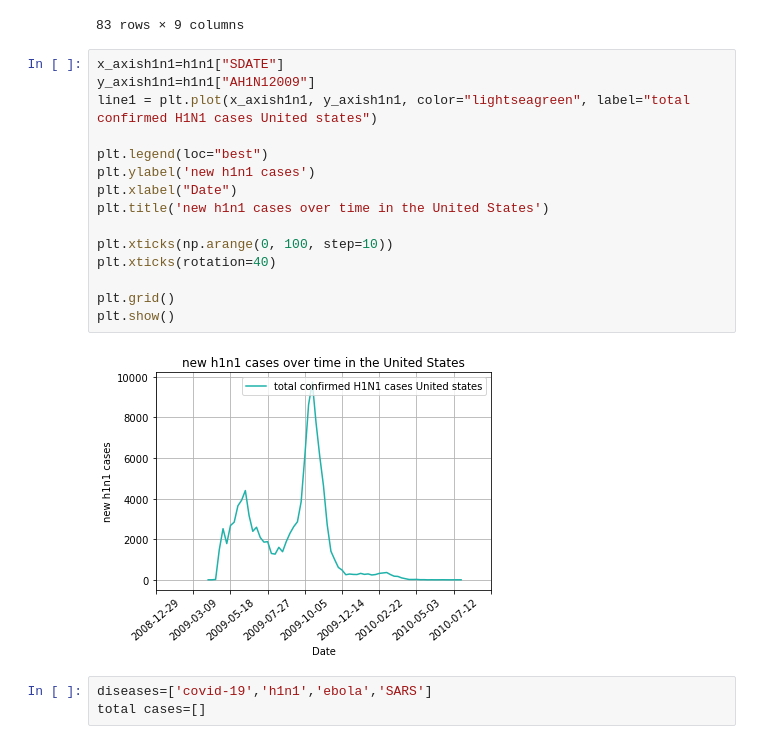
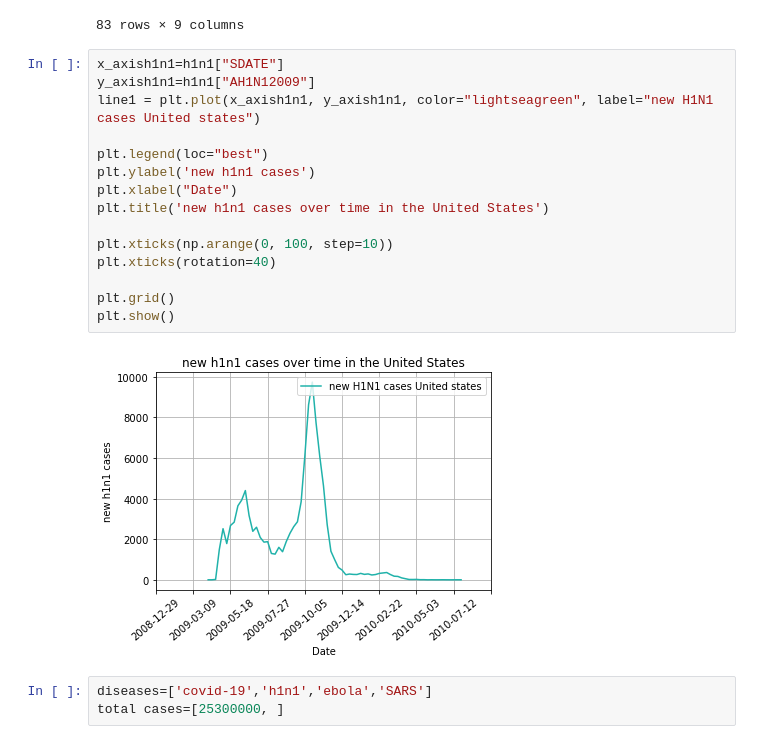
Before and after one commit to erharker/Covid-19-Python-Project, a Jupyter notebook: Covid_19.ipynb, the cells around one changed output. Drawn from its saved outputs; the diff is of its cells as text.

```diff
--- a/Covid_19.ipynb
+++ b/Covid_19.ipynb
@@ -420,20 +470,20 @@ h1n1.drop(columns=['Week','SPEC_RECEIVED_NB','SPEC_PROCESSED_NB','AH1','AH3','AH
 # %%
 x_axish1n1=h1n1["SDATE"]
 y_axish1n1=h1n1["AH1N12009"]
-line1 = plt.plot(x_axish1n1, y_axish1n1, color="lightseagreen", label="total confirmed H1N1 cases United states")
+line1 = plt.plot(x_axish1n1, y_axish1n1, color="lightseagreen", label="new H1N1 cases United states")
 
 plt.legend(loc="best")
 plt.ylabel('new h1n1 cases')
 plt.xlabel("Date")
 plt.title('new h1n1 cases over time in the United States')
 
 plt.xticks(np.arange(0, 100, step=10))
 plt.xticks(rotation=40)
 
 plt.grid()
 plt.show()
 # %% [output]
-[figure, old version]
+[figure, new version]
 # %%
 diseases=['covid-19','h1n1','ebola','SARS']
-total cases=[]
+total cases=[25300000, ]
```
Also changed, not shown: parts of 18 cells of this notebook, 5 other files.
